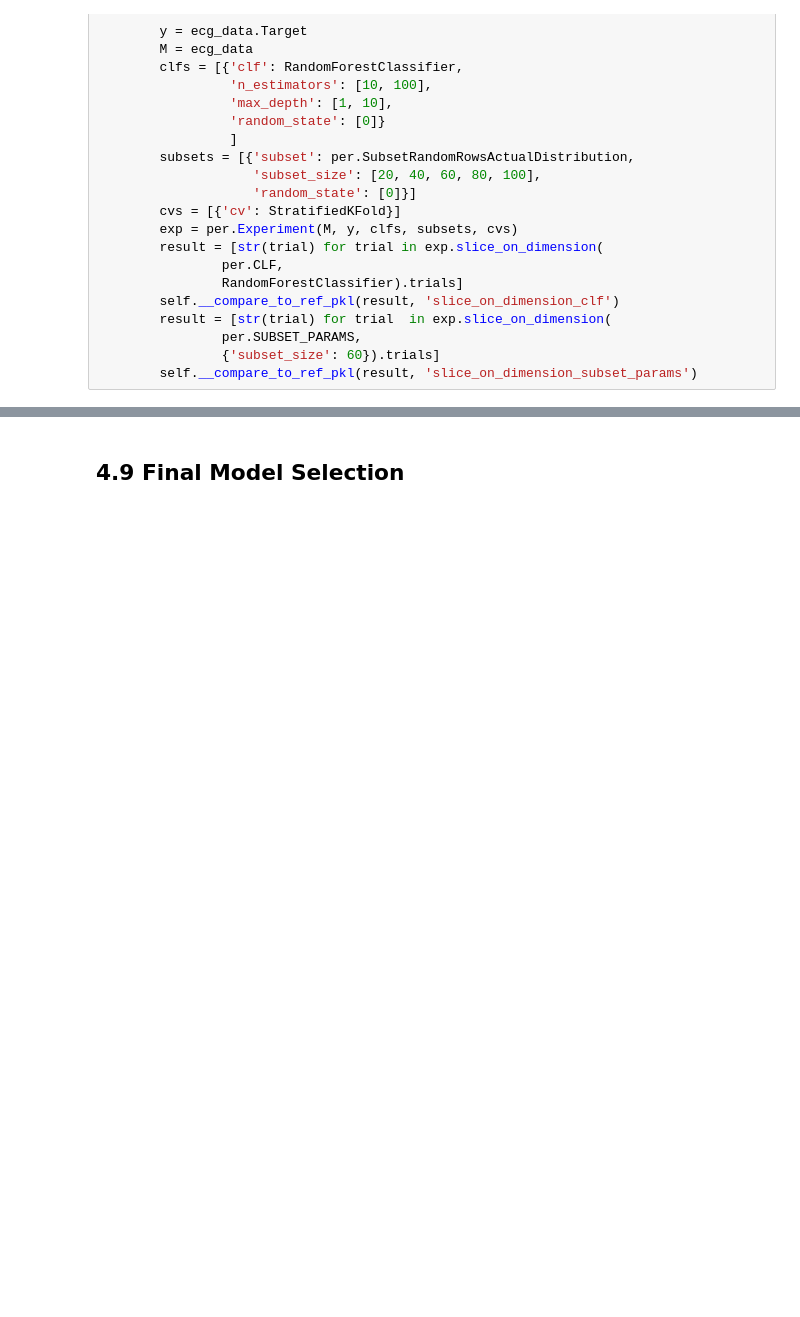
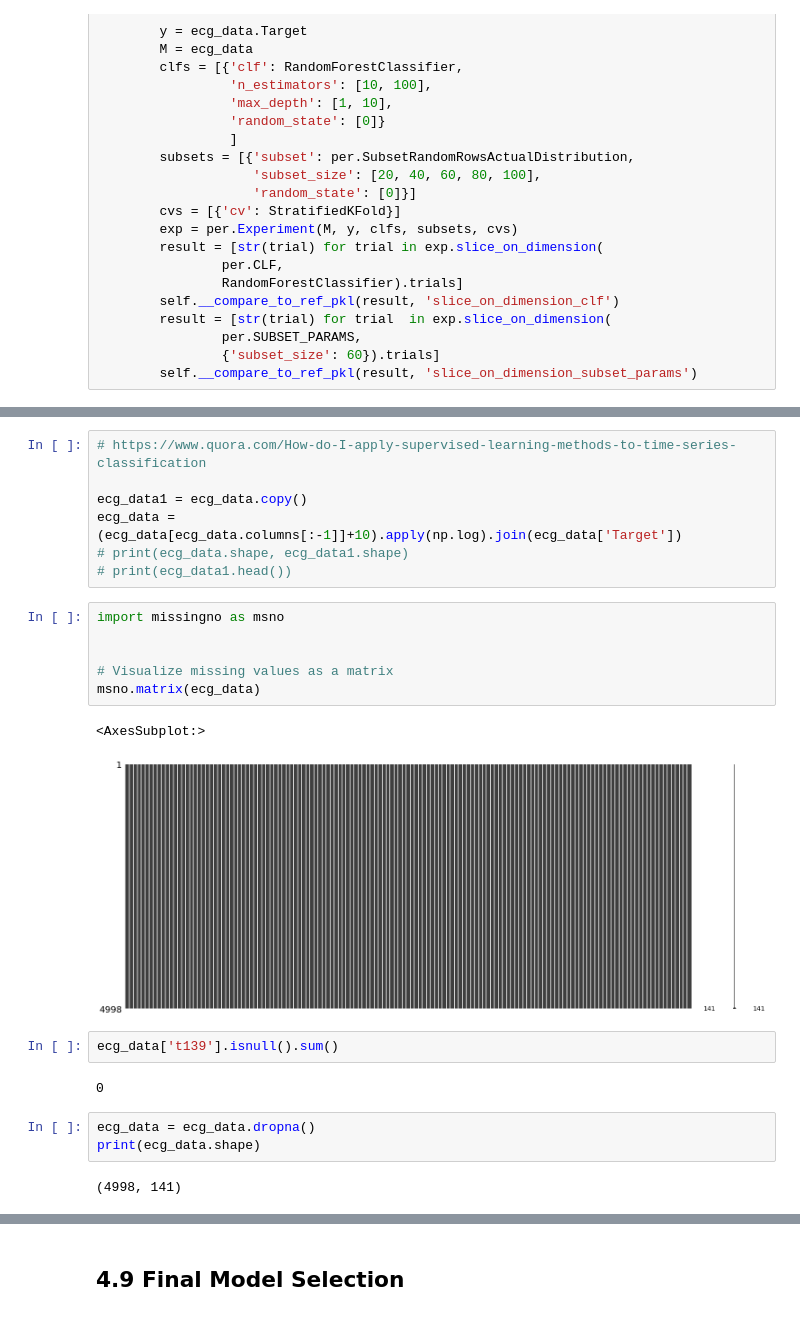
Before and after one commit to azarbarzin/Springboard, a Jupyter notebook: Capstone Project 2/Notebooks/04_preprocessing_and_training.ipynb, the cells around one changed output, grey strips where cells are left out. Drawn from its saved outputs; the diff is of its cells as text; blank space fills up the shorter version.

```diff
--- a/Capstone Project 2/Notebooks/04_preprocessing_and_training.ipynb
+++ b/Capstone Project 2/Notebooks/04_preprocessing_and_training.ipynb
@@ -330,0 +406,25 @@ df_results
+# %%
+# https://www.quora.com/How-do-I-apply-supervised-learning-methods-to-time-series-classification
+
+ecg_data1 = ecg_data.copy()
+ecg_data = (ecg_data[ecg_data.columns[:-1]]+10).apply(np.log).join(ecg_data['Target'])
+# print(ecg_data.shape, ecg_data1.shape)
+# print(ecg_data1.head())
+# %%
+import missingno as msno
+
+
+# Visualize missing values as a matrix
+msno.matrix(ecg_data)
+# %% [output]
+<AxesSubplot:>
+[figure, added]
+# %%
+ecg_data['t139'].isnull().sum()
+# %% [output]
+0
+# %%
+ecg_data = ecg_data.dropna()
+print(ecg_data.shape)
+# %% [output]
+(4998, 141)
```
Also changed, not shown: parts of 10 cells of this notebook, 8 other files.
